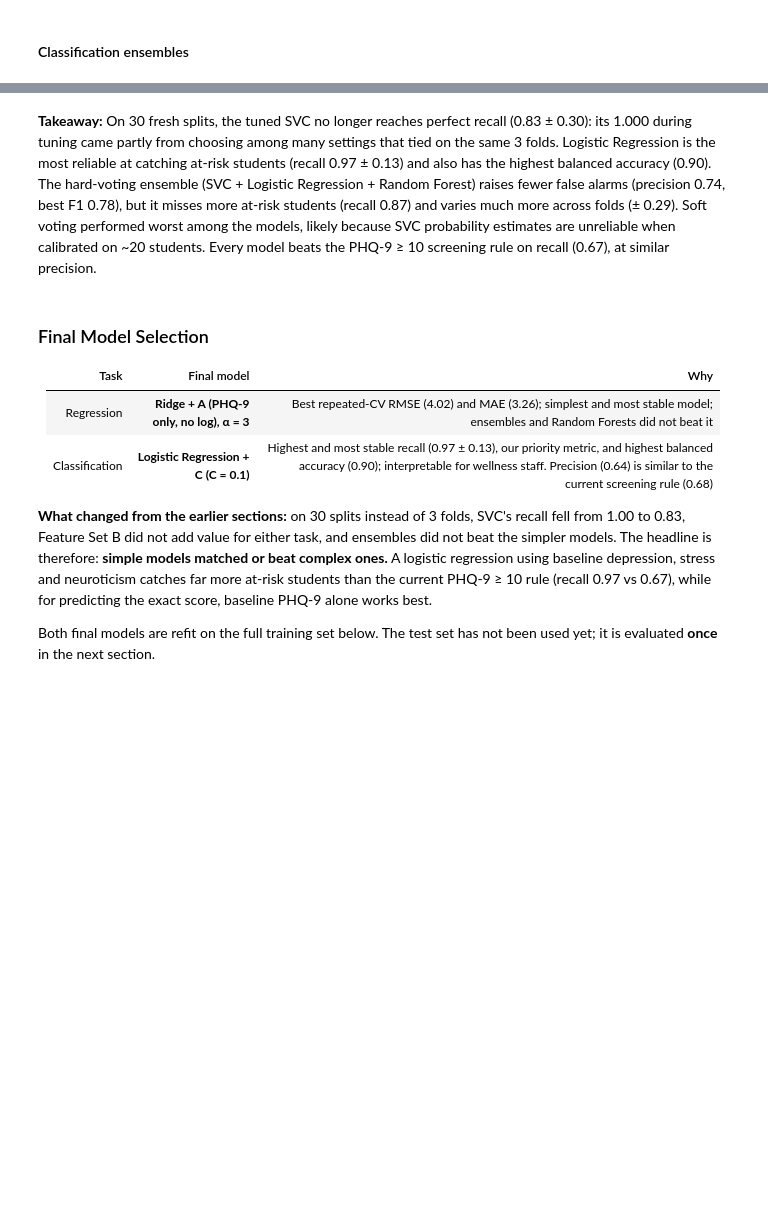
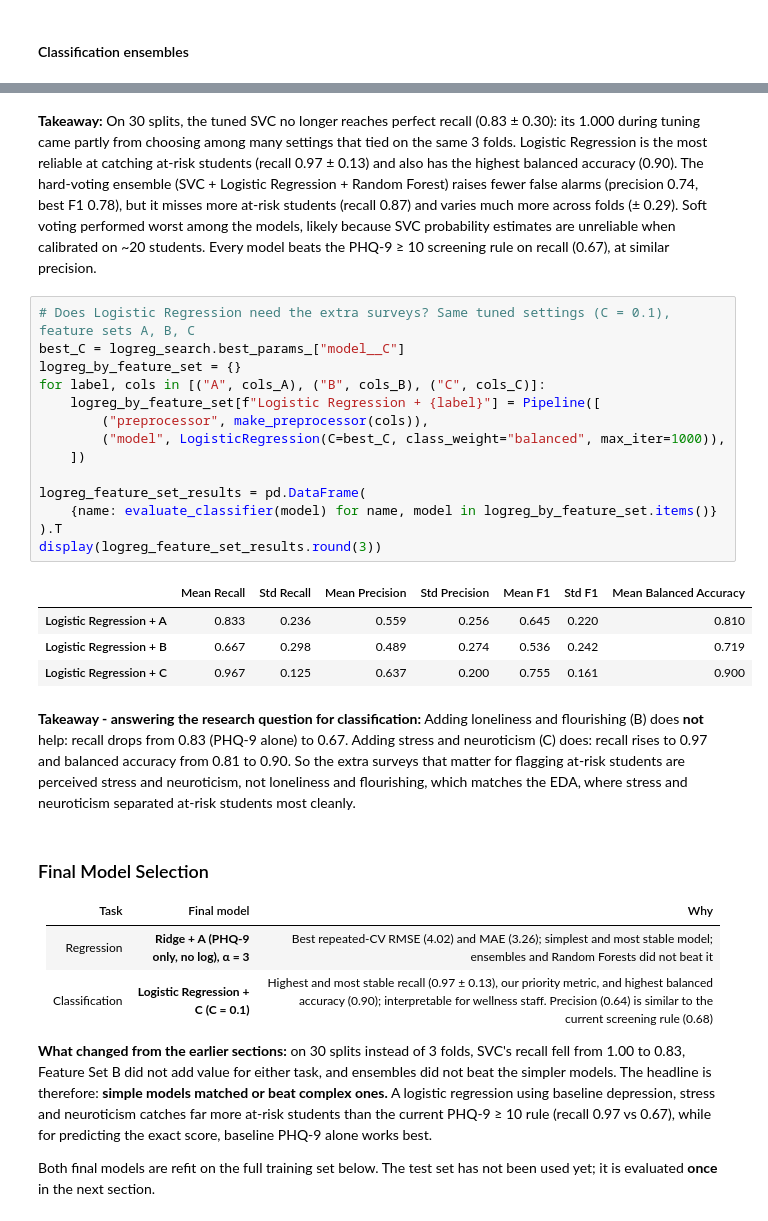
Before and after one commit to mariabssadh1-droid/spark_check, a Jupyter notebook: INSY 674-Group Project.ipynb, the cells around one changed output, grey strips where cells are left out. Saved outputs shown, nothing was run; the diff lists cells and outputs as text; blank space fills up the shorter version.

```diff
--- a/INSY 674-Group Project.ipynb
+++ b/INSY 674-Group Project.ipynb
@@ -2286,7 +2285,7 @@ display(ensemble_classification_results.sort_values(["Mean Recall", "Mean F1"],
 | Ensemble: soft vote SVC + LogReg | 0.783 | 0.308 | 0.733 | 0.284 | 0.724 | 0.250 | 0.846 |
 | Screening rule (PHQ-9 pre >= 10) | 0.667 | 0.298 | 0.678 | 0.288 | 0.651 | 0.258 | 0.792 |
 # %% [markdown]
-**Takeaway:** On 30 fresh splits, the tuned SVC no longer reaches perfect recall (0.83 ± 0.30): its
+**Takeaway:** On 30 splits, the tuned SVC no longer reaches perfect recall (0.83 ± 0.30): its
 1.000 during tuning came partly from choosing among many settings that tied on the same 3 folds.
 Logistic Regression is the most reliable at catching at-risk students (recall 0.97 ± 0.13) and
 also has the highest balanced accuracy (0.90). The hard-voting ensemble (SVC + Logistic
@@ -2295,6 +2294,32 @@ misses more at-risk students (recall 0.87) and varies much more across folds (±
 voting performed worst among the models, likely because SVC probability estimates are unreliable
 when calibrated on ~20 students. Every model beats the PHQ-9 ≥ 10 screening rule on recall
 (0.67), at similar precision.
+# %%
+# Does Logistic Regression need the extra surveys? Same tuned settings (C = 0.1), feature sets A, B, C
+best_C = logreg_search.best_params_["model__C"]
+logreg_by_feature_set = {}
+for label, cols in [("A", cols_A), ("B", cols_B), ("C", cols_C)]:
+    logreg_by_feature_set[f"Logistic Regression + {label}"] = Pipeline([
+        ("preprocessor", make_preprocessor(cols)),
+        ("model", LogisticRegression(C=best_C, class_weight="balanced", max_iter=1000)),
+    ])
+
+logreg_feature_set_results = pd.DataFrame(
+    {name: evaluate_classifier(model) for name, model in logreg_by_feature_set.items()}
+).T
+display(logreg_feature_set_results.round(3))
+# %% [output]
+|  | Mean Recall | Std Recall | Mean Precision | Std Precision | Mean F1 | Std F1 | Mean Balanced Accuracy |
+| Logistic Regression + A | 0.833 | 0.236 | 0.559 | 0.256 | 0.645 | 0.220 | 0.810 |
+| Logistic Regression + B | 0.667 | 0.298 | 0.489 | 0.274 | 0.536 | 0.242 | 0.719 |
+| Logistic Regression + C | 0.967 | 0.125 | 0.637 | 0.200 | 0.755 | 0.161 | 0.900 |
+# %% [markdown]
+**Takeaway - answering the research question for classification:** Adding loneliness and
+flourishing (B) does **not** help: recall drops from 0.83 (PHQ-9 alone) to 0.67. Adding stress and
+neuroticism (C) does: recall rises to 0.97 and balanced accuracy from 0.81 to 0.90. So the extra
+surveys that matter for flagging at-risk students are perceived stress and neuroticism, not
+loneliness and flourishing, which matches the EDA, where stress and neuroticism separated at-risk
+students most cleanly.
 # %% [markdown]
 ### Final Model Selection
 
```
Also changed, not shown: parts of 2 cells of this notebook.
